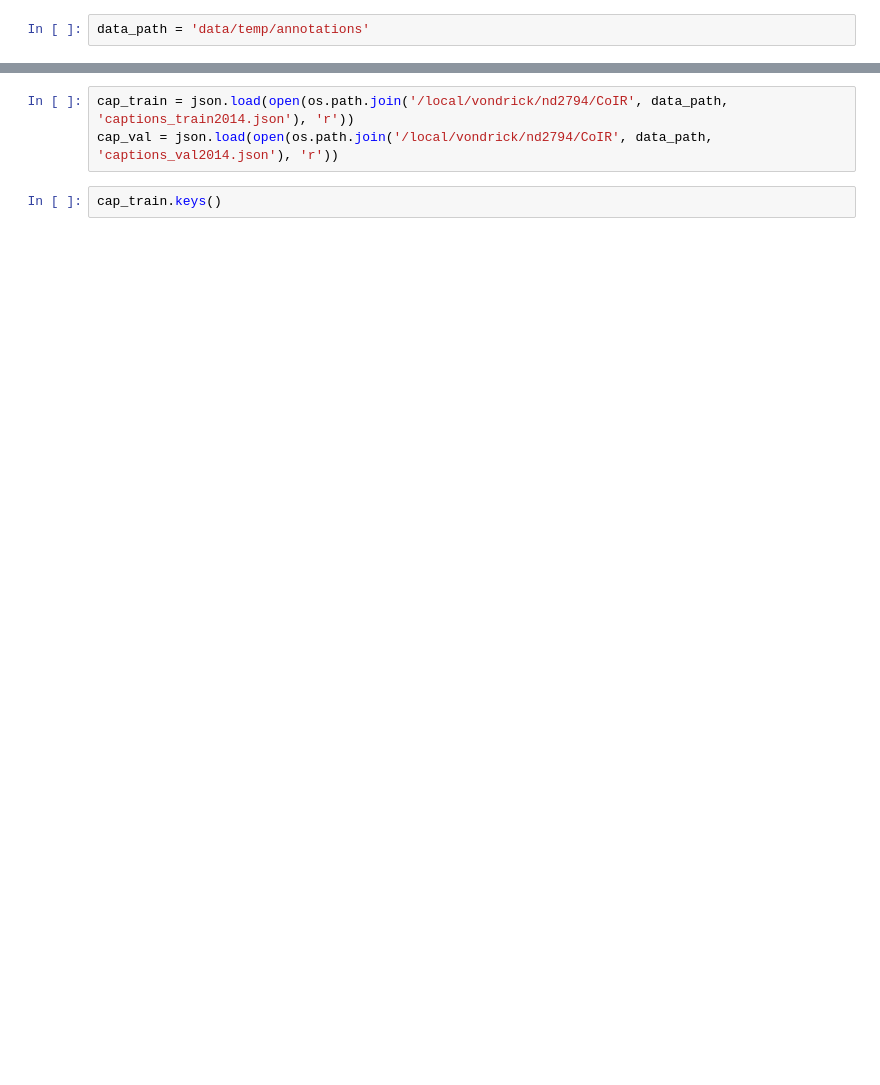
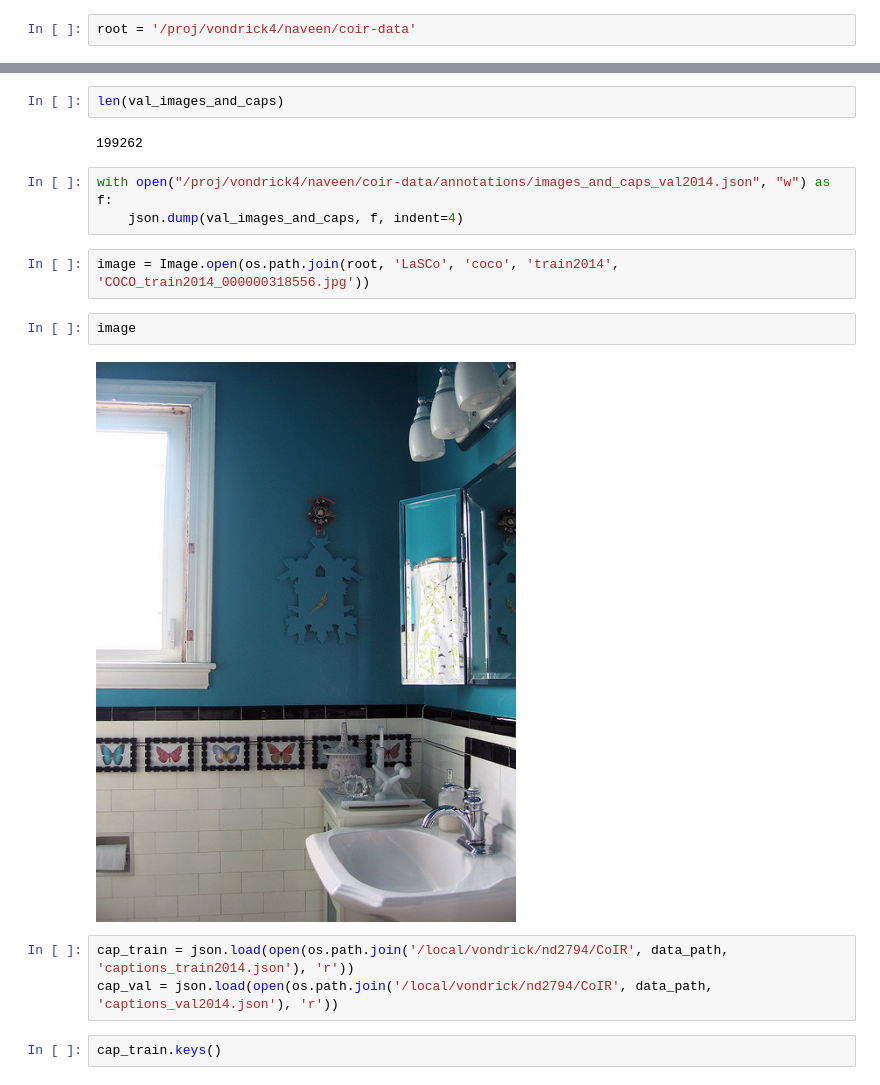
Before and after one commit to nrdyava/CoIR, a Jupyter notebook: notebooks/coco_captions_2014_dataset_exploration.ipynb, the cells around one changed output, grey strips where cells are left out. Saved outputs shown, nothing was run; the diff lists cells and outputs as text; blank space fills up the shorter version.

```diff
--- a/notebooks/coco_captions_2014_dataset_exploration.ipynb
+++ b/notebooks/coco_captions_2014_dataset_exploration.ipynb
@@ -6,2 +8,2 @@ sys.path.append('/local/vondrick/nd2794/CoIR')
 # %%
-data_path = 'data/temp/annotations'
+root = '/proj/vondrick4/naveen/coir-data'
@@ -8,3 +163,16 @@ data_path = 'data/temp/annotations'
+# %%
+len(val_images_and_caps)
+# %% [output]
+199262
+# %%
+with open("/proj/vondrick4/naveen/coir-data/annotations/images_and_caps_val2014.json", "w") as f:
+    json.dump(val_images_and_caps, f, indent=4)
+# %%
+image = Image.open(os.path.join(root, 'LaSCo', 'coco', 'train2014', 'COCO_train2014_000000318556.jpg'))
+# %%
+image
+# %% [output]
+[figure, added]
 # %%
 cap_train = json.load(open(os.path.join('/local/vondrick/nd2794/CoIR', data_path, 'captions_train2014.json'), 'r'))
 cap_val = json.load(open(os.path.join('/local/vondrick/nd2794/CoIR', data_path, 'captions_val2014.json'), 'r'))
```
Also changed, not shown: parts of 50 cells of this notebook, 5 other files.
